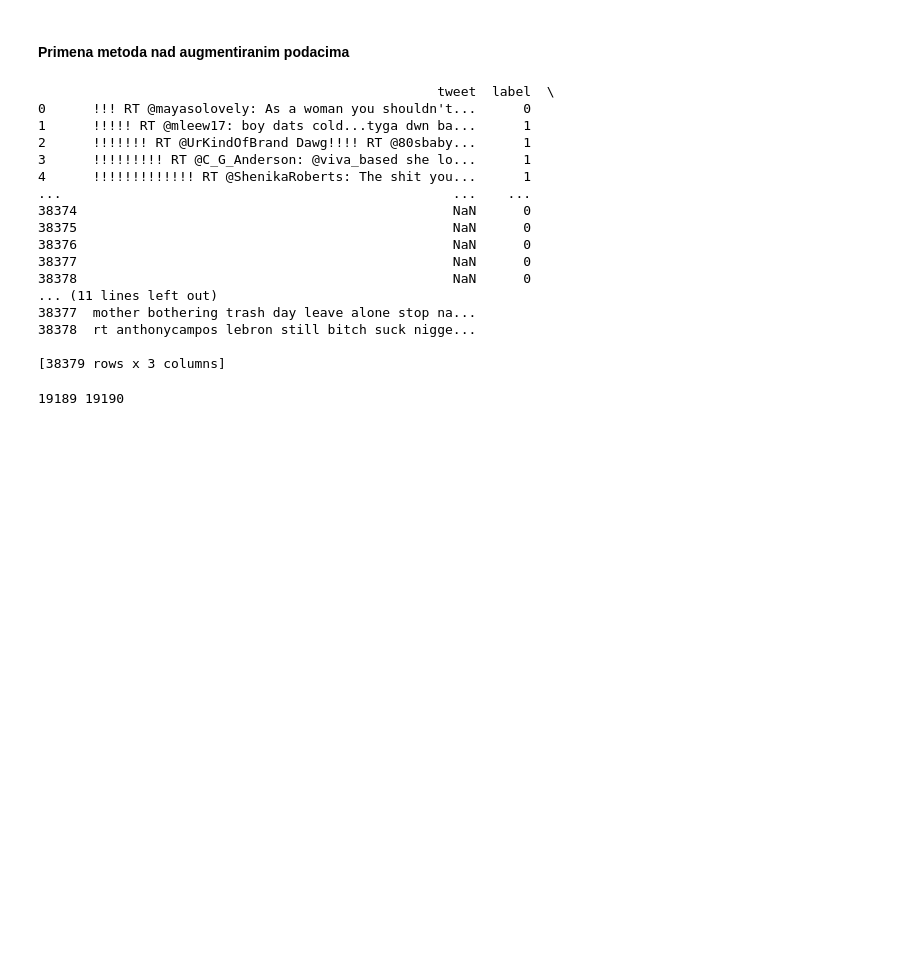
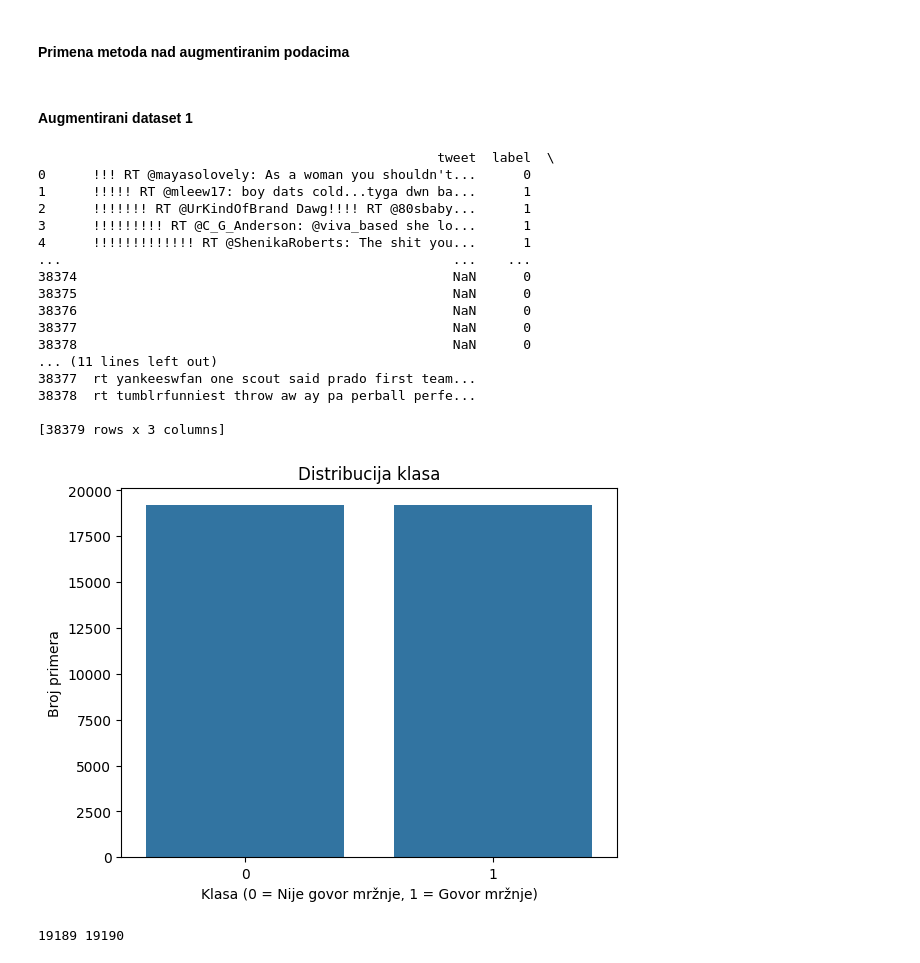
Before and after one commit to katarinaast/Text-data-augmentation, a Jupyter notebook: data_augmentation.ipynb, the cells around one changed output. Drawn from its saved outputs; the diff is of its cells as text; code cells hidden in the pictures; blank space fills up the shorter version.

```diff
--- a/data_augmentation.ipynb
+++ b/data_augmentation.ipynb
@@ -931,11 +797,13 @@ def augment_dataset(df, text_column, method, num_augmented_instances, **kwargs):
 
     augmented_df = pd.DataFrame({text_column: augmented_texts})
     return augmented_df
+# %% [markdown]
+#### Augmentirani dataset 1
 # %%
 import pandas as pd
 
-methods = [simulate_spelling_errors, keyboard_augmenter, ocr_simulation, random_character_augmentation, synonym_replacement, antonym_replacement, random_insertion, random_swap, random_deletion, split_augmentation, spelling_augmentation, random_sentence_augmentation]
-met1= [simulate_spelling_errors, synonym_replacement, random_character_augmentation, ocr_simulation]
+all_methods = [simulate_spelling_errors, keyboard_augmenter, ocr_simulation, random_character_augmentation, synonym_replacement, antonym_replacement, random_insertion, random_swap, random_deletion, split_augmentation, spelling_augmentation, random_sentence_augmentation]
+met1= [simulate_spelling_errors, synonym_replacement, random_sentence_augmentation, split_augmentation]
 
 negative_class_df = data[data['label'] == 0]
 
@@ -980,10 +848,14 @@ print(final)
 38377                                                NaN      0
 38378                                                NaN      0
 ... (11 lines left out)
-38377  mother bothering trash day leave alone stop na...
-38378  rt anthonycampos lebron still bitch suck nigge...
+38377  rt yankeeswfan one scout said prado first team...
+38378  rt tumblrfunniest throw aw ay pa perball perfe...
 
 [38379 rows x 3 columns]
+# %%
+plot_distribution(final, 'label')
+# %% [output]
+[figure, added]
 # %%
 num_class_0f = len(final[final['label'] == 0])
 num_class_1f = len(final[final['label'] == 1])
```
Also changed, not shown: parts of 34 cells of this notebook, 2 other files.
